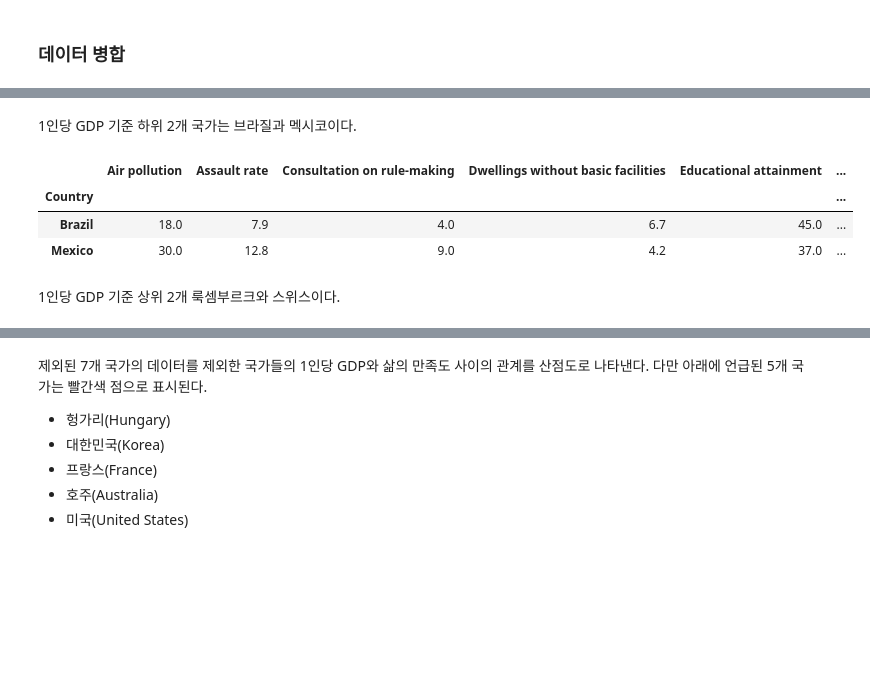
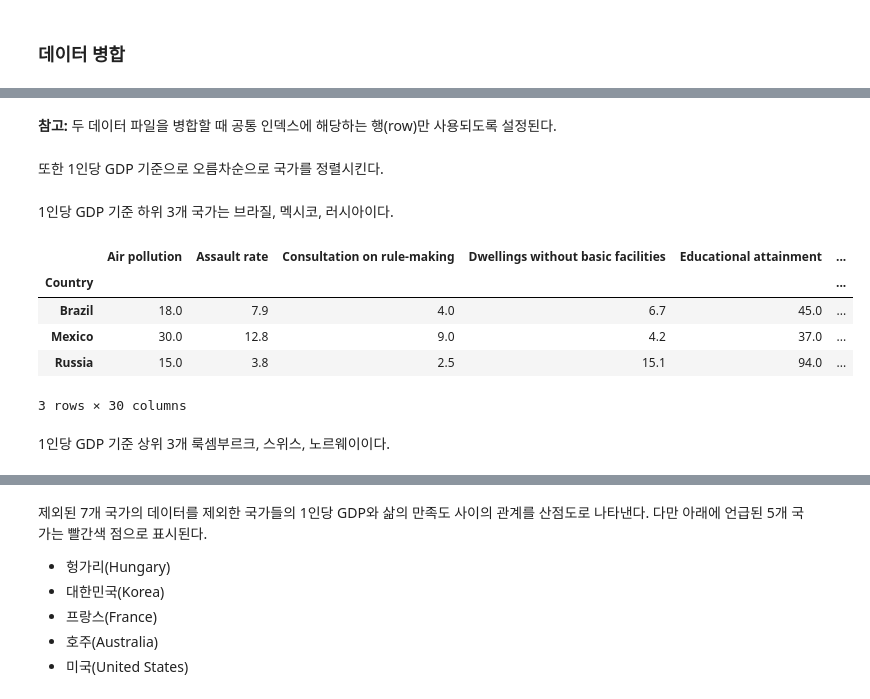
Before and after one commit to codingalzi/handson-ml2, a Jupyter notebook: notebooks/handson-ml-01.ipynb, the cells around one changed output, grey strips where cells are left out. Drawn from its saved outputs; the diff is of its cells as text; code cells hidden in the pictures; blank space fills up the shorter version.

```diff
--- a/notebooks/handson-ml-01.ipynb
+++ b/notebooks/handson-ml-01.ipynb
@@ -179,0 +179,2 @@ __참고:__ 두 데이터 파일을 병합한 이유는 두 데이트를 GDP 기
+# %% [markdown]
+__참고:__ 두 데이터 파일을 병합할 때 공통 인덱스에 해당하는 행(row)만 사용되도록 설정된다.
@@ -180 +183,3 @@ __참고:__ 두 데이터 파일을 병합한 이유는 두 데이트를 GDP 기
+# %% [markdown]
+또한 1인당 GDP 기준으로 오름차순으로 국가를 정렬시킨다.
 # %%
@@ -182,13 +186,15 @@ full_country_stats = pd.merge(left=oecd_bli, right=gdp_per_capita, left_index=Tr
 full_country_stats.sort_values(by="GDP per capita", inplace=True) # 1인당 GDP 기준으로 정렬
 # %% [markdown]
-1인당 GDP 기준 하위 2개 국가는 브라질과 멕시코이다.
+1인당 GDP 기준 하위 3개 국가는 브라질, 멕시코, 러시아이다.
 # %%
-full_country_stats.head(2)
+full_country_stats.head(3)
 # %% [output]
 |  | Air pollution | Assault rate | Consultation on rule-making | Dwellings without basic facilities | Educational attainment | ... |
 | Country |  |  |  |  |  | ... |
 | Brazil | 18.0 | 7.9 | 4.0 | 6.7 | 45.0 | ... |
 | Mexico | 30.0 | 12.8 | 9.0 | 4.2 | 37.0 | ... |
+| Russia | 15.0 | 3.8 | 2.5 | 15.1 | 94.0 | ... |
+3 rows × 30 columns
 # %% [markdown]
-1인당 GDP 기준 상위 2개 룩셈부르크와 스위스이다.
+1인당 GDP 기준 상위 3개 룩셈부르크, 스위스, 노르웨이이다.
 # %%
```
Also changed, not shown: parts of 36 cells of this notebook, 2 other files.
